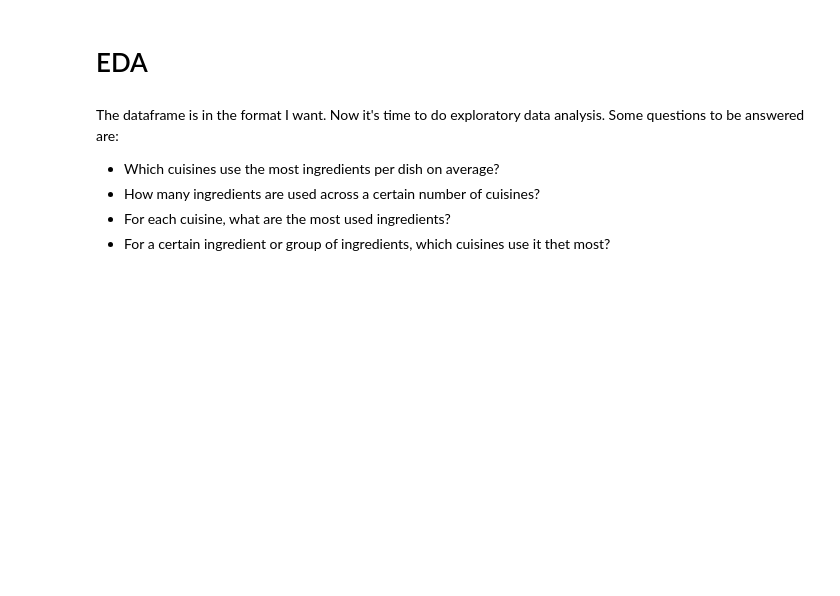
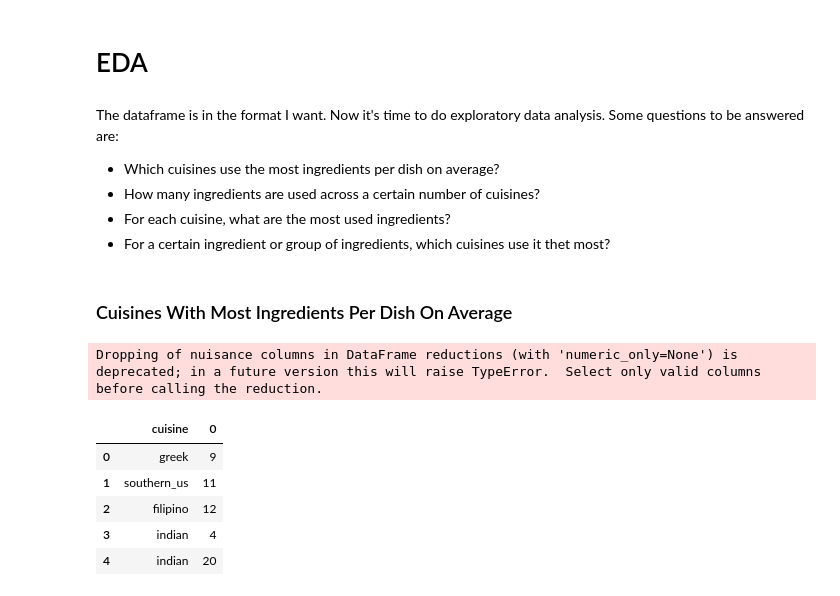
Before and after one commit to josh2894/Josh-Guo-Data-Science, a Jupyter notebook: Foods Project/Foods Project.ipynb, the cells around one changed output. Cells and saved outputs as stored; diff of their text form; code cells hidden in the pictures; blank space fills up the shorter version.

```diff
--- a/Foods Project/Foods Project.ipynb
+++ b/Foods Project/Foods Project.ipynb
@@ -175,3 +176,18 @@ The dataframe is in the format I want. Now it's time to do exploratory data anal
 * How many ingredients are used across a certain number of cuisines?
 * For each cuisine, what are the most used ingredients?
 * For a certain ingredient or group of ingredients, which cuisines use it thet most?
+# %% [markdown]
+### Cuisines With Most Ingredients Per Dish On Average
+# %%
+# ingredients_count_df will have one column with the cuisine and one with the amount of ingredients in the dish
+ingredients_count = pd.DataFrame(expanded_df.sum(axis=1))
+ingredients_count_df = pd.concat([expanded_df["cuisine"], ingredients_count], axis=1)
+ingredients_count_df.head()
+# %% [output]
+Dropping of nuisance columns in DataFrame reductions (with 'numeric_only=None') is deprecated; in a future version this will raise TypeError.  Select only valid columns before calling the reduction.
+|  | cuisine | 0 |
+| 0 | greek | 9 |
+| 1 | southern_us | 11 |
+| 2 | filipino | 12 |
+| 3 | indian | 4 |
+| 4 | indian | 20 |
```
Also changed, not shown: parts of 7 cells of this notebook.
